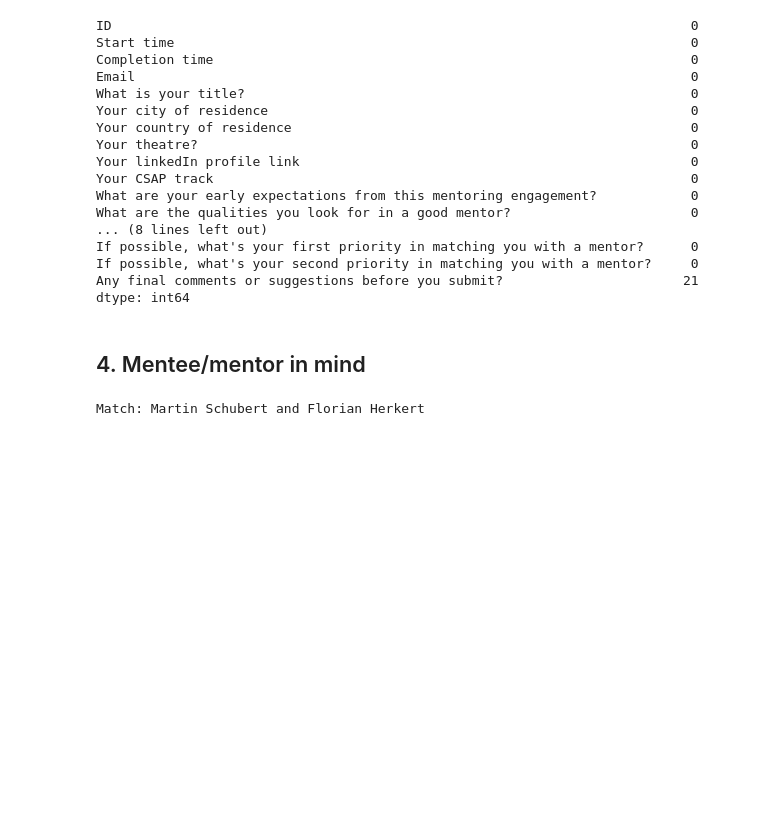
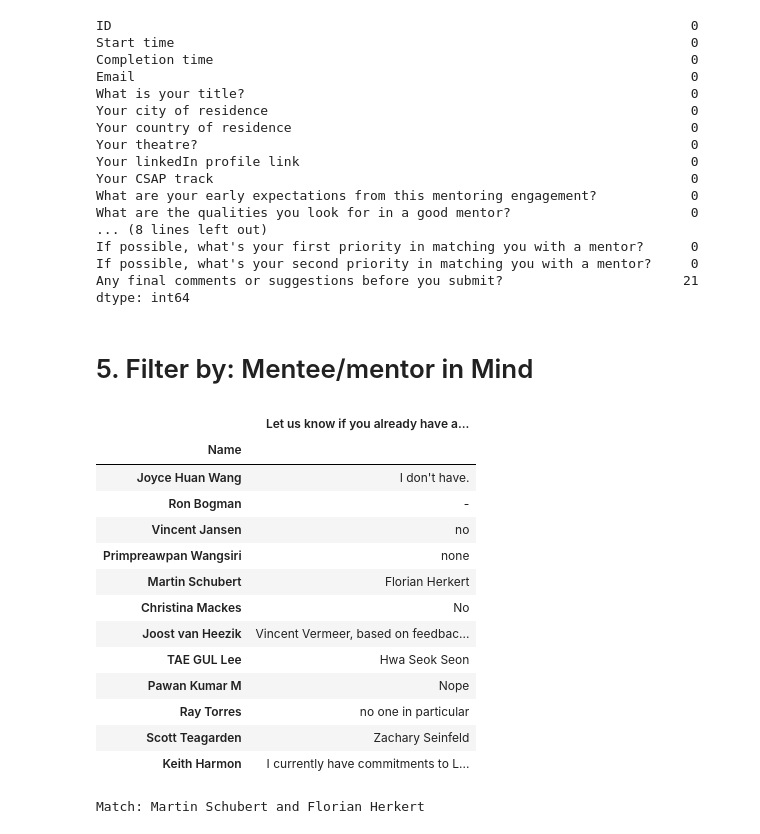
Before and after one commit to elisemercury/People-Matching-Algorithm, a Jupyter notebook: People Matching Algorithm.ipynb, the cells around one changed output. Drawn from its saved outputs; the diff is of its cells as text; code cells hidden in the pictures; blank space fills up the shorter version.

```diff
--- a/People Matching Algorithm.ipynb
+++ b/People Matching Algorithm.ipynb
@@ -894,11 +881,28 @@ If possible, what's your second priority in matching you with a mentor?     0
 Any final comments or suggestions before you submit?                       21
 dtype: int64
 # %% [markdown]
-## 4. Mentee/mentor in mind
+# 5. Filter by: Mentee/mentor in Mind
 # %%
 df_mentor_inmind = pd.DataFrame(df_mentor_raw["Let us know if you already have a CSAP mentee in mind"])
 # %%
 df_mentor_inmind = df_mentor_inmind[df_mentor_inmind['Let us know if you already have a CSAP mentee in mind'].notna()]
+# %%
+df_mentor_inmind
+# %% [output]
+|  | Let us know if you already have a... |
+| Name |  |
+| Joyce Huan Wang | I don't have. |
+| Ron Bogman | - |
+| Vincent Jansen | no |
+| Primpreawpan Wangsiri | none |
+| Martin Schubert | Florian Herkert |
+| Christina Mackes | No |
+| Joost van Heezik | Vincent Vermeer, based on feedbac... |
+| TAE GUL Lee | Hwa Seok Seon |
+| Pawan Kumar M | Nope |
+| Ray Torres | no one in particular |
+| Scott Teagarden | Zachary Seinfeld |
+| Keith Harmon | I currently have commitments to L... |
 # %%
 pairs = {}
 for mentee in df_mentee_raw.index:
```
Also changed, not shown: parts of 9 cells of this notebook.
